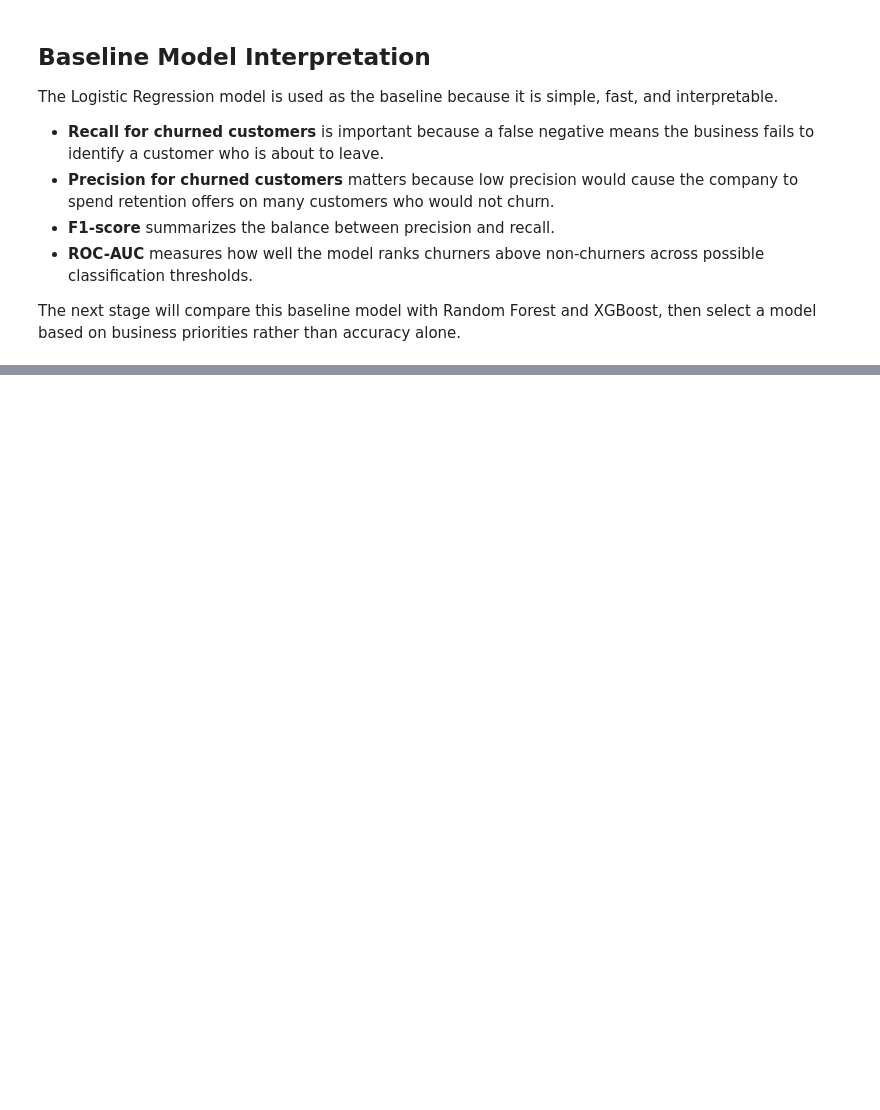
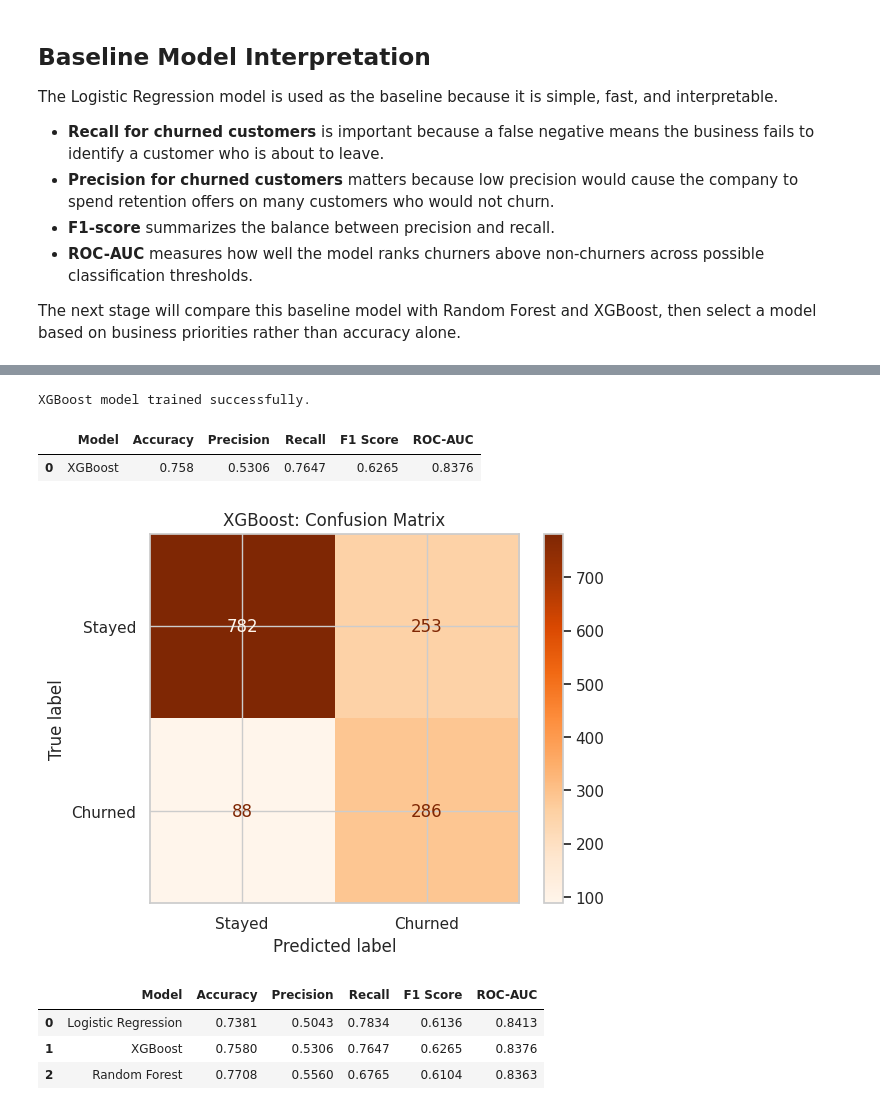
Before and after one commit to Sambuddha10/telco-churn-prediction, a Jupyter notebook: notebooks/01_eda_and_data_cleaning.ipynb, the cells around one changed output, grey strips where cells are left out. Cells and saved outputs as stored; diff of their text form; code cells hidden in the pictures; blank space fills up the shorter version.

```diff
--- a/notebooks/01_eda_and_data_cleaning.ipynb
+++ b/notebooks/01_eda_and_data_cleaning.ipynb
@@ -600,0 +668,79 @@ The next stage will compare this baseline model with Random Forest and XGBoost,
+# %%
+xgb_model = Pipeline(steps=[
+    ("preprocessor", preprocessor),
+    ("model", XGBClassifier(
+        objective="binary:logistic",
+        eval_metric="auc",
+        n_estimators=400,
+        learning_rate=0.05,
+        max_depth=4,
+        min_child_weight=2,
+        subsample=0.8,
+        colsample_bytree=0.8,
+        scale_pos_weight=scale_pos_weight,
+        random_state=42,
+        n_jobs=-1
+    ))
+])
+
+xgb_model.fit(X_train, y_train)
+
+print("XGBoost model trained successfully.")
+# %% [output]
+XGBoost model trained successfully.
+# %%
+xgb_pred = xgb_model.predict(X_test)
+xgb_prob = xgb_model.predict_proba(X_test)[:, 1]
+
+xgb_metrics = {
+    "Model": "XGBoost",
+    "Accuracy": accuracy_score(y_test, xgb_pred),
+    "Precision": precision_score(y_test, xgb_pred),
+    "Recall": recall_score(y_test, xgb_pred),
+    "F1 Score": f1_score(y_test, xgb_pred),
+    "ROC-AUC": roc_auc_score(y_test, xgb_prob)
+}
+
+pd.DataFrame([xgb_metrics]).round(4)
+# %% [output]
+|  | Model | Accuracy | Precision | Recall | F1 Score | ROC-AUC |
+| 0 | XGBoost | 0.758 | 0.5306 | 0.7647 | 0.6265 | 0.8376 |
+# %%
+ConfusionMatrixDisplay.from_predictions(
+    y_test,
+    xgb_pred,
+    display_labels=["Stayed", "Churned"],
+    cmap="Oranges"
+)
+
+plt.title("XGBoost: Confusion Matrix")
+plt.show()
+# %% [output]
+[figure, added]
+# %%
+logistic_metrics = {
+    "Model": "Logistic Regression",
+    "Accuracy": accuracy_score(y_test, y_pred),
+    "Precision": precision_score(y_test, y_pred),
+    "Recall": recall_score(y_test, y_pred),
+    "F1 Score": f1_score(y_test, y_pred),
+    "ROC-AUC": roc_auc_score(y_test, y_prob)
+}
+
+comparison_df = pd.DataFrame([
+    logistic_metrics,
+    rf_metrics,
+    xgb_metrics
+])
+
+comparison_df = comparison_df.sort_values(
+    by="ROC-AUC",
+    ascending=False
+).reset_index(drop=True)
+
+comparison_df.round(4)
+# %% [output]
+|  | Model | Accuracy | Precision | Recall | F1 Score | ROC-AUC |
+| 0 | Logistic Regression | 0.7381 | 0.5043 | 0.7834 | 0.6136 | 0.8413 |
+| 1 | XGBoost | 0.7580 | 0.5306 | 0.7647 | 0.6265 | 0.8376 |
+| 2 | Random Forest | 0.7708 | 0.5560 | 0.6765 | 0.6104 | 0.8363 |
```
Also changed, not shown: parts of 8 cells of this notebook.
